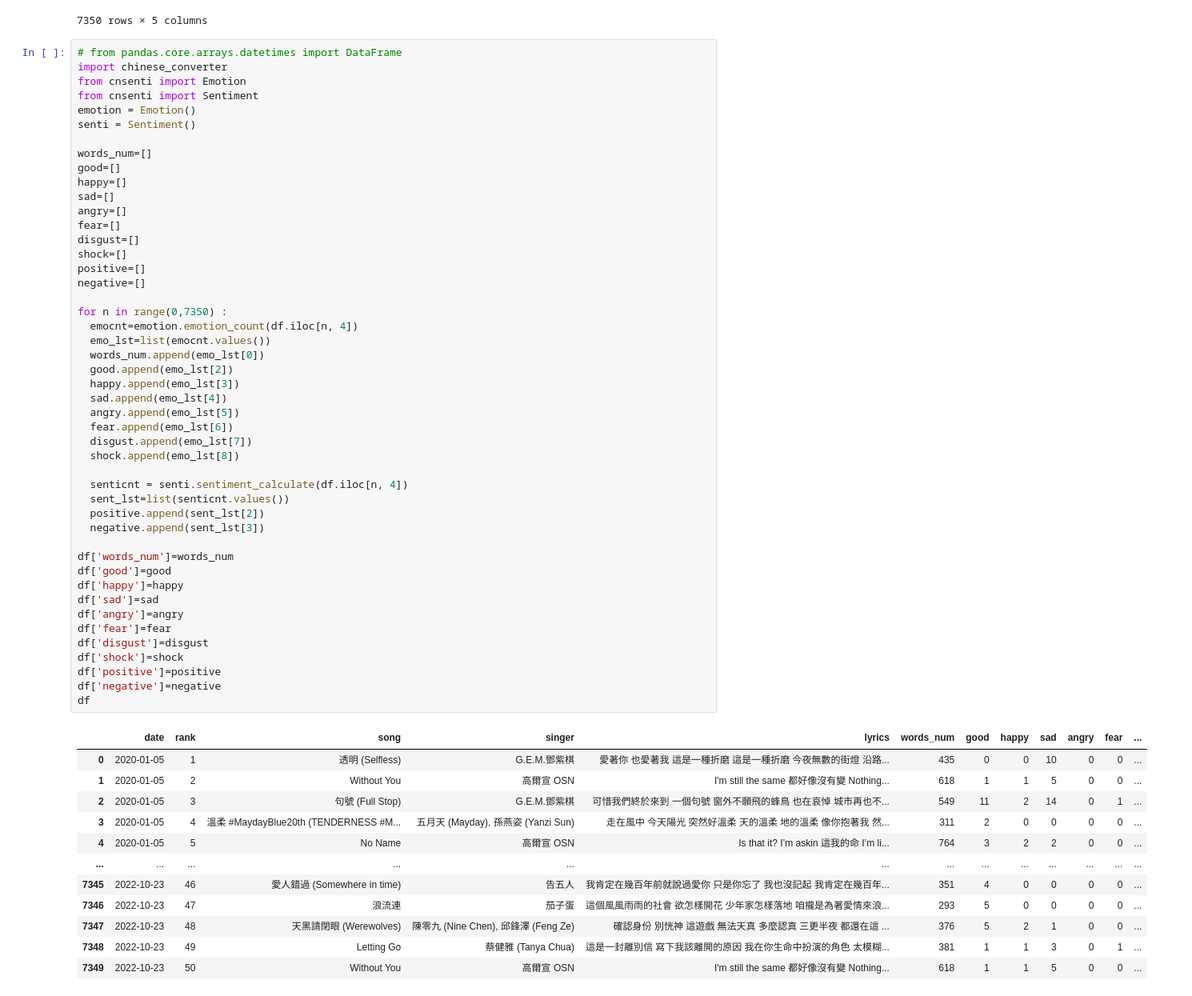
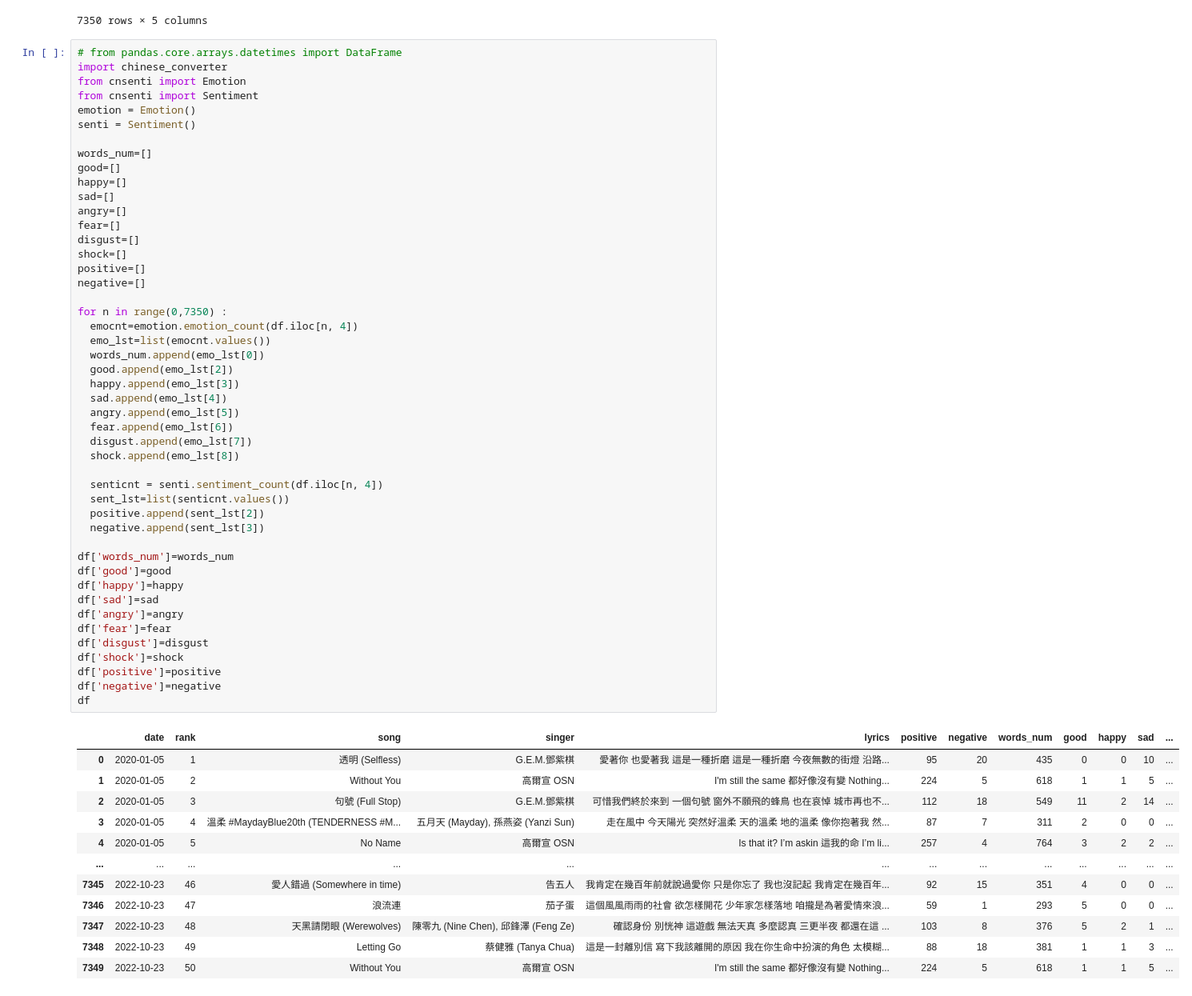
Before and after one commit to KILjungjoon/Term_Project, a Jupyter notebook: tpop_SentiAnalysis.ipynb, the cells around one changed output. Shown: that part at 80% size. Cells and saved outputs as stored; diff of their text form.

```diff
--- a/tpop_SentiAnalysis.ipynb
+++ b/tpop_SentiAnalysis.ipynb
@@ -166,44 +174,44 @@ positive=[]
 negative=[]
 
 for n in range(0,7350) :
   emocnt=emotion.emotion_count(df.iloc[n, 4])
   emo_lst=list(emocnt.values())
   words_num.append(emo_lst[0])
   good.append(emo_lst[2])
   happy.append(emo_lst[3])
   sad.append(emo_lst[4])
   angry.append(emo_lst[5])
   fear.append(emo_lst[6])
   disgust.append(emo_lst[7])
   shock.append(emo_lst[8])
 
-  senticnt = senti.sentiment_calculate(df.iloc[n, 4])
+  senticnt = senti.sentiment_count(df.iloc[n, 4])
   sent_lst=list(senticnt.values())
   positive.append(sent_lst[2])
   negative.append(sent_lst[3])
 
 df['words_num']=words_num
 df['good']=good
 df['happy']=happy
 df['sad']=sad
 df['angry']=angry
 df['fear']=fear
 df['disgust']=disgust
 df['shock']=shock
 df['positive']=positive
 df['negative']=negative
 df
 # %% [output]
-|  | date | rank | song | singer | lyrics | words_num | good | happy | sad | angry | fear | ... |
-| 0 | 2020-01-05 | 1 | 透明 (Selfless) | G.E.M.鄧紫棋 | 愛著你 也愛著我 這是一種折磨 這是一種折磨 今夜無數的街燈 沿路... | 435 | 0 | 0 | 10 | 0 | 0 | ... |
-| 1 | 2020-01-05 | 2 | Without You | 高爾宣 OSN | I'm still the same 都好像沒有變 Nothing... | 618 | 1 | 1 | 5 | 0 | 0 | ... |
-| 2 | 2020-01-05 | 3 | 句號 (Full Stop) | G.E.M.鄧紫棋 | 可惜我們終於來到 一個句號 窗外不願飛的蜂鳥 也在哀悼 城市再也不... | 549 | 11 | 2 | 14 | 0 | 1 | ... |
-| 3 | 2020-01-05 | 4 | 溫柔 #MaydayBlue20th (TENDERNESS #M... | 五月天 (Mayday), 孫燕姿 (Yanzi Sun) | 走在風中 今天陽光 突然好溫柔 天的溫柔 地的溫柔 像你抱著我 然... | 311 | 2 | 0 | 0 | 0 | 0 | ... |
-| 4 | 2020-01-05 | 5 | No Name | 高爾宣 OSN | Is that it? I’m askin 這我的命 I’m li... | 764 | 3 | 2 | 2 | 0 | 0 | ... |
+|  | date | rank | song | singer | lyrics | positive | negative | words_num | good | happy | sad | ... |
+| 0 | 2020-01-05 | 1 | 透明 (Selfless) | G.E.M.鄧紫棋 | 愛著你 也愛著我 這是一種折磨 這是一種折磨 今夜無數的街燈 沿路... | 95 | 20 | 435 | 0 | 0 | 10 | ... |
+| 1 | 2020-01-05 | 2 | Without You | 高爾宣 OSN | I'm still the same 都好像沒有變 Nothing... | 224 | 5 | 618 | 1 | 1 | 5 | ... |
+| 2 | 2020-01-05 | 3 | 句號 (Full Stop) | G.E.M.鄧紫棋 | 可惜我們終於來到 一個句號 窗外不願飛的蜂鳥 也在哀悼 城市再也不... | 112 | 18 | 549 | 11 | 2 | 14 | ... |
+| 3 | 2020-01-05 | 4 | 溫柔 #MaydayBlue20th (TENDERNESS #M... | 五月天 (Mayday), 孫燕姿 (Yanzi Sun) | 走在風中 今天陽光 突然好溫柔 天的溫柔 地的溫柔 像你抱著我 然... | 87 | 7 | 311 | 2 | 0 | 0 | ... |
+| 4 | 2020-01-05 | 5 | No Name | 高爾宣 OSN | Is that it? I’m askin 這我的命 I’m li... | 257 | 4 | 764 | 3 | 2 | 2 | ... |
 | ... | ... | ... | ... | ... | ... | ... | ... | ... | ... | ... | ... | ... |
-| 7345 | 2022-10-23 | 46 | 愛人錯過 (Somewhere in time) | 告五人 | 我肯定在幾百年前就說過愛你 只是你忘了 我也沒記起 我肯定在幾百年... | 351 | 4 | 0 | 0 | 0 | 0 | ... |
-| 7346 | 2022-10-23 | 47 | 浪流連 | 茄子蛋 | 這個風風雨雨的社會 欲怎樣開花 少年家怎樣落地 咱攏是為著愛情來浪... | 293 | 5 | 0 | 0 | 0 | 0 | ... |
-| 7347 | 2022-10-23 | 48 | 天黑請閉眼 (Werewolves) | 陳零九 (Nine Chen), 邱鋒澤 (Feng Ze) | 確認身份 別恍神 這遊戲 無法天真 多麼認真 三更半夜 都還在這 ... | 376 | 5 | 2 | 1 | 0 | 0 | ... |
-| 7348 | 2022-10-23 | 49 | Letting Go | 蔡健雅 (Tanya Chua) | 這是一封離別信 寫下我該離開的原因 我在你生命中扮演的角色 太模糊... | 381 | 1 | 1 | 3 | 0 | 1 | ... |
-| 7349 | 2022-10-23 | 50 | Without You | 高爾宣 OSN | I'm still the same 都好像沒有變 Nothing... | 618 | 1 | 1 | 5 | 0 | 0 | ... |
+| 7345 | 2022-10-23 | 46 | 愛人錯過 (Somewhere in time) | 告五人 | 我肯定在幾百年前就說過愛你 只是你忘了 我也沒記起 我肯定在幾百年... | 92 | 15 | 351 | 4 | 0 | 0 | ... |
+| 7346 | 2022-10-23 | 47 | 浪流連 | 茄子蛋 | 這個風風雨雨的社會 欲怎樣開花 少年家怎樣落地 咱攏是為著愛情來浪... | 59 | 1 | 293 | 5 | 0 | 0 | ... |
+| 7347 | 2022-10-23 | 48 | 天黑請閉眼 (Werewolves) | 陳零九 (Nine Chen), 邱鋒澤 (Feng Ze) | 確認身份 別恍神 這遊戲 無法天真 多麼認真 三更半夜 都還在這 ... | 103 | 8 | 376 | 5 | 2 | 1 | ... |
+| 7348 | 2022-10-23 | 49 | Letting Go | 蔡健雅 (Tanya Chua) | 這是一封離別信 寫下我該離開的原因 我在你生命中扮演的角色 太模糊... | 88 | 18 | 381 | 1 | 1 | 3 | ... |
+| 7349 | 2022-10-23 | 50 | Without You | 高爾宣 OSN | I'm still the same 都好像沒有變 Nothing... | 224 | 5 | 618 | 1 | 1 | 5 | ... |
 7350 rows × 15 columns
```
Also changed, not shown: parts of 6 cells of this notebook.
